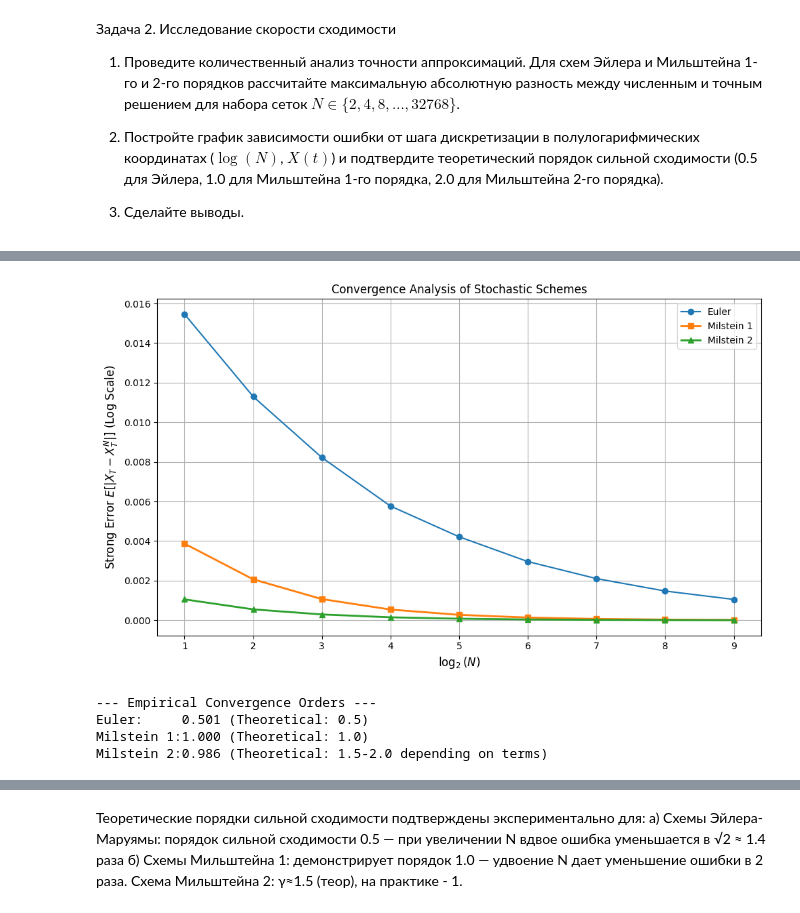
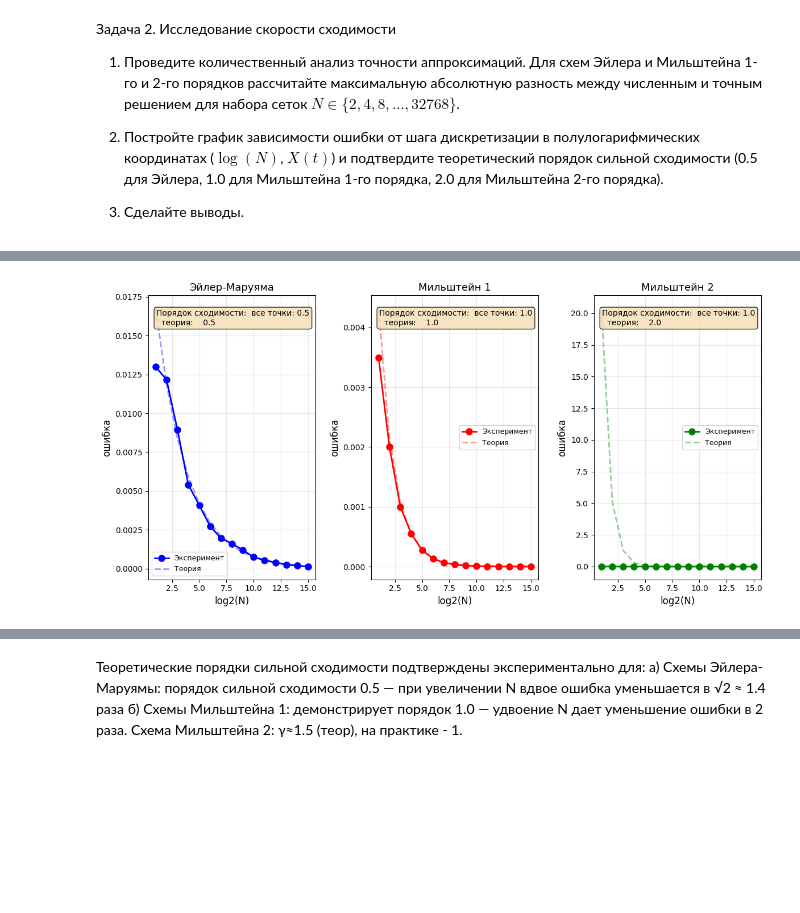
Before and after one commit to Saharochek98/Statistics-of-Stochastic-Processes, a Jupyter notebook: SSP_lab3_2026.ipynb, the cells around one changed output, grey strips where cells are left out. Drawn from its saved outputs; the diff is of its cells as text; code cells hidden in the pictures; blank space fills up the shorter version.

```diff
--- a/SSP_lab3_2026.ipynb
+++ b/SSP_lab3_2026.ipynb
@@ -837,20 +837,24 @@ def task_2():
     sigma = 0.2
     params = [r, sigma]
     T = 1.0
-    Nx = 10000
+    Nx = 100
 
-    powers = np.arange(1, 10)
+    powers = np.arange(1, 16)
     N_values = 2 ** powers
 
     errors_euler = []
     errors_milstein1 = []
     errors_milstein2 = []
+    dt_values = []
 
-    print(f"{'N':>8} | {'Err Euler':>12} | {'Err Mil1':>12} | {'Err Mil2':>12}")
+    print(f"{'N'}    {'dt'}   {'Err Euler'}   {'Err Mil1'}    {'Err Mil2'}")
 
     for Nt in N_values:
+        dt = T / Nt
+        dt_values.append(dt)
+
         process = BSMprocess(params=params, T=T, Nx=Nx, Nt=Nt)
-        dwt = np.random.normal(0, np.sqrt(T/Nt), size=(Nt, Nx))
+        dwt = np.random.normal(0, np.sqrt(dt), size=(Nt, Nx))
 
         _, x_exact = process.ExactSolution(dwt)
         _, x_euler = process.EulerSolution(dwt)
@@ -865,21 +869,57 @@ def task_2():
         errors_milstein1.append(err_mil1)
         errors_milstein2.append(err_mil2)
 
-        print(f"{Nt:>8} | {err_euler:>12.6e} | {err_mil1:>12.6e} | {err_mil2:>12.6e}")
+        print(f"{Nt}     {dt:.6f}    {err_euler:.6e}    {err_mil1:.6e}      {err_mil2:.6e}")
+
+    log_dt = np.log(dt_values)
+    log_err_euler = np.log(errors_euler)
+    log_err_mil1 = np.log(errors_milstein1)
+    log_err_mil2 = np.log(errors_milstein2)
+
+    slope_euler_all, intercept_euler = np.polyfit(log_dt, log_err_euler, 1)
+    slope_mil1_all, intercept_mil1 = np.polyfit(log_dt, log_err_mil1, 1)
+    slope_mil2_all, intercept_mil2 = np.polyfit(log_dt, log_err_mil2, 1)
 
     log_N = np.log2(N_values)
-    plt.figure(figsize=(10, 6))
+    fig, axes = plt.subplots(1, 3, figsize=(12, 6))
 
-    plt.plot(log_N, np.array(errors_euler), 'o-', label='Euler')
-    plt.plot(log_N, np.array(errors_milstein1), 's-', label='Milstein 1')
-    plt.plot(log_N, np.array(errors_milstein2), '^-', label='Milstein 2')
+    methods_data = [
+        ('Эйлер-Маруяма', errors_euler, slope_euler_all, intercept_euler, 0.5, 'blue'),
+        ('Мильштейн 1', errors_milstein1, slope_mil1_all, intercept_mil1, 1.0, 'red'),
+        ('Мильштейн 2', errors_milstein2, slope_mil2_all, intercept_mil2, 2.0, 'green')
+    ]
 
-    plt.xlabel('$\log_2(N)$', fontsize=12)
-    plt.ylabel('Error', fontsize=12)
-    plt.legend()
-    plt.grid(True, which="both", ls="-")
+    for idx, (name, errors, slope_all, intercept, theory, color) in enumerate(methods_data):
+        ax = axes[idx]
 
+        ax.plot(log_N, errors, 'o-', color=color, linewidth=2, markersize=8, label='Эксперимент')
+        N_last = N_values[-1]
+        dt_last = T / N_last
+        C_fit = errors[-1] / (dt_last ** theory)
+        theory_line = C_fit * (T / N_values) ** theory
+
+        ax.plot(log_N, theory_line, '--', color=color, alpha=0.4, linewidth=2,
+                label=f'Теория')
+
+        ax.text(0.05, 0.95,
+                f'Порядок сходимости:'
+                f'  все точки: {slope_all:.1f}\n'
+                f'  теория:    {theory:.1f}',
+                transform=ax.transAxes,
+                verticalalignment='top',
+                bbox=dict(boxstyle='round', facecolor='wheat', alpha=0.8),
+                fontsize=10)
+
+        ax.set_xlabel('log2(N)', fontsize=12)
+        ax.set_ylabel('ошибка', fontsize=12)
+        ax.set_title(name, fontsize=13)
+        ax.legend(fontsize=9)
+        ax.grid(True, alpha=0.3)
+
+    plt.tight_layout()
     plt.show()
 
-task_2()
+    return errors_euler, errors_milstein1, errors_milstein2, N_values, dt_values
+
+errors_euler, errors_milstein1, errors_milstein2, N_values, dt_values = task_2()
 # %% [output]
@@ -896,5 +942 @@ task_2()
-[figure, old version]
+[figure, new version]
---- Empirical Convergence Orders ---
-Euler:     0.501 (Theoretical: 0.5)
-Milstein 1:1.000 (Theoretical: 1.0)
-Milstein 2:0.986 (Theoretical: 1.5-2.0 depending on terms)
```
Also changed, not shown: parts of 2 cells of this notebook.
